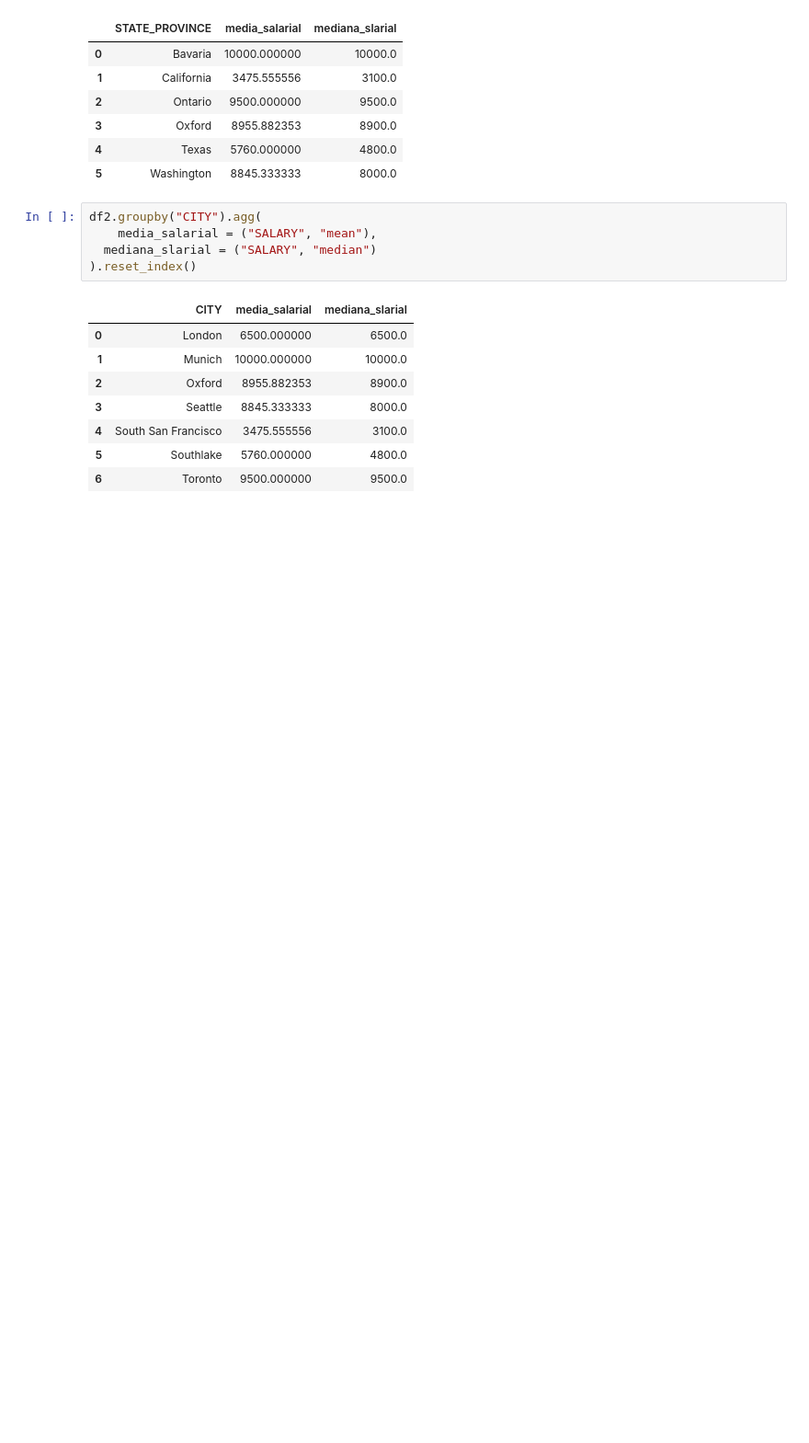
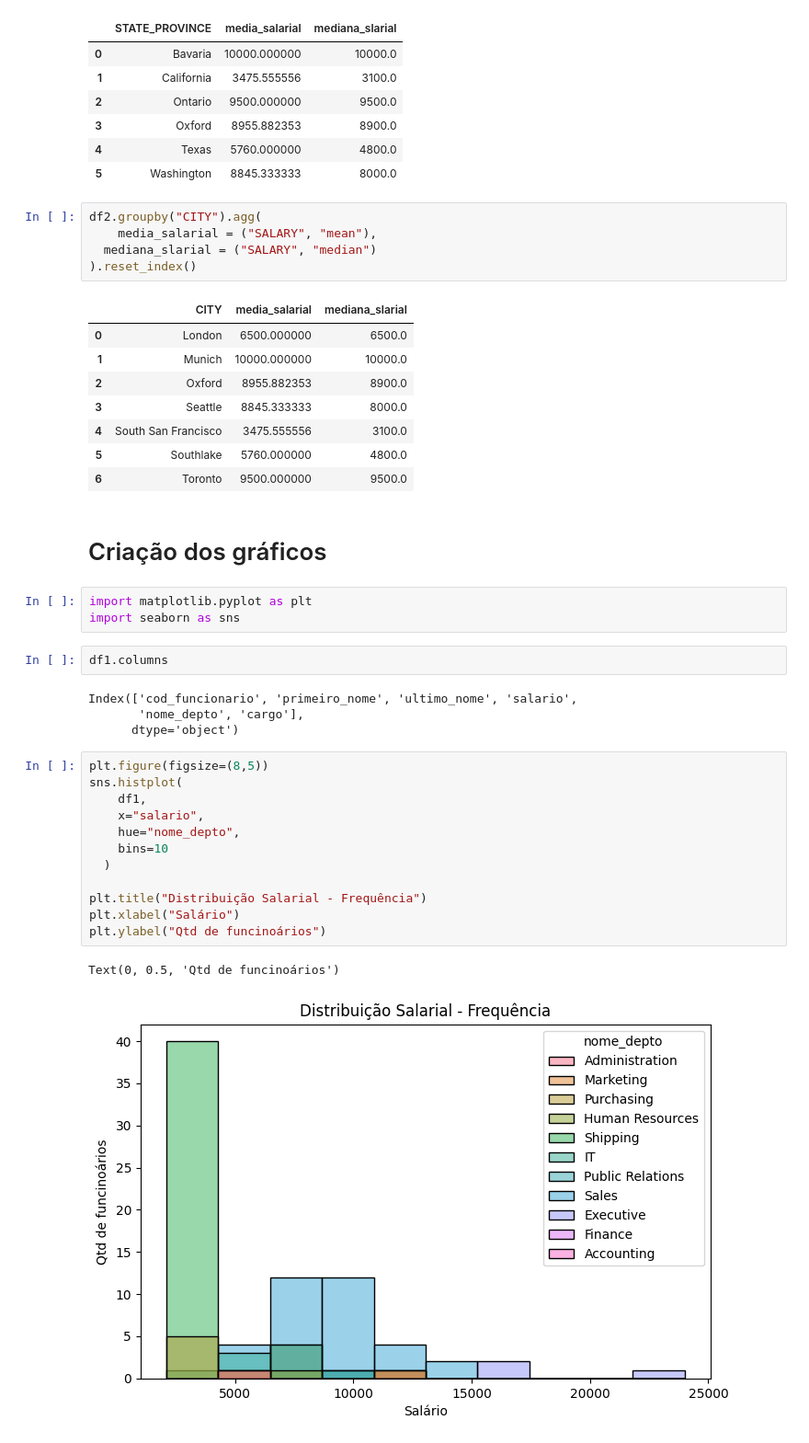
Before and after one commit to Visualizacao-Dados-BI-T3/mod1-projeto-avaliativo, a Jupyter notebook: notebook/projeto_avaliativo.ipynb, the cells around one changed output. Shown at 92% size. Saved outputs shown, nothing was run; the diff lists cells and outputs as text; blank space fills up the shorter version.

Commit message:
feat(gráficos): Gráficos de barra e histograma

```diff
--- a/notebook/projeto_avaliativo.ipynb
+++ b/notebook/projeto_avaliativo.ipynb
@@ -641,3 +643,29 @@ df2.groupby("CITY").agg(
 | 4 | South San Francisco | 3475.555556 | 3100.0 |
 | 5 | Southlake | 5760.000000 | 4800.0 |
 | 6 | Toronto | 9500.000000 | 9500.0 |
+# %% [markdown]
+# Criação dos gráficos
+# %%
+import matplotlib.pyplot as plt
+import seaborn as sns
+# %%
+df1.columns
+# %% [output]
+Index(['cod_funcionario', 'primeiro_nome', 'ultimo_nome', 'salario',
+       'nome_depto', 'cargo'],
+      dtype='object')
+# %%
+plt.figure(figsize=(8,5))
+sns.histplot(
+    df1,
+    x="salario",
+    hue="nome_depto",
+    bins=10
+  )
+
+plt.title("Distribuição Salarial - Frequência")
+plt.xlabel("Salário")
+plt.ylabel("Qtd de funcinoários")
+# %% [output]
+Text(0, 0.5, 'Qtd de funcinoários')
+[figure, added]
```
Also changed, not shown: parts of 9 cells of this notebook.
